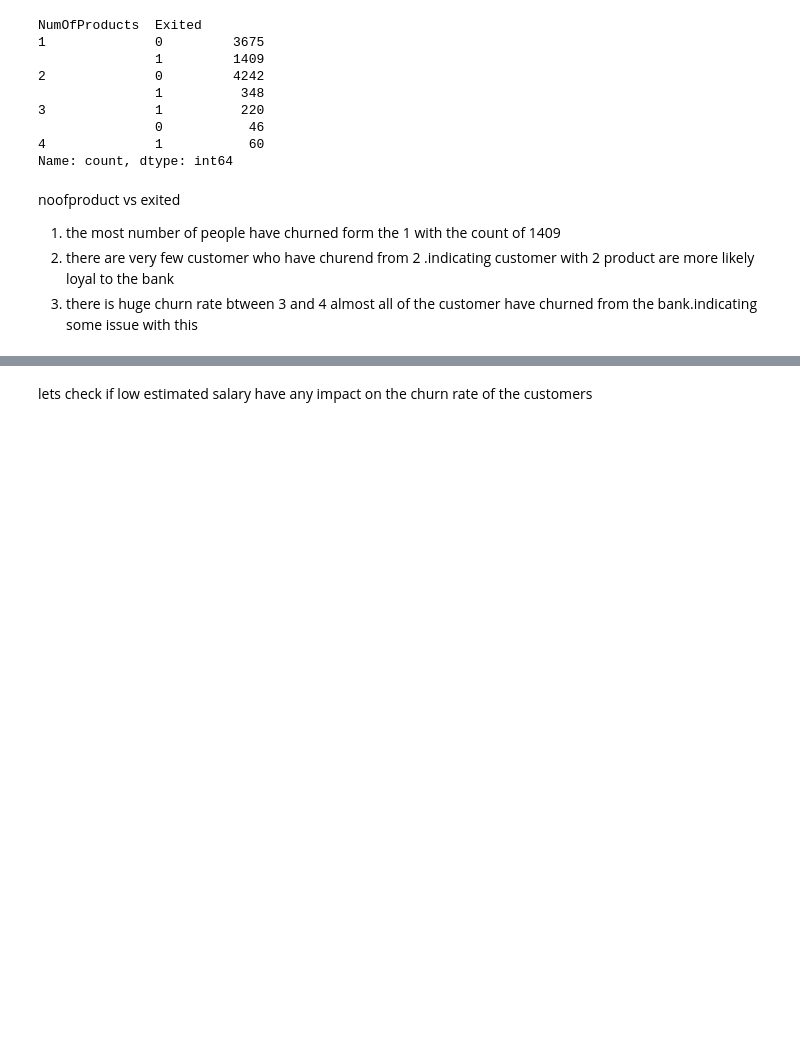
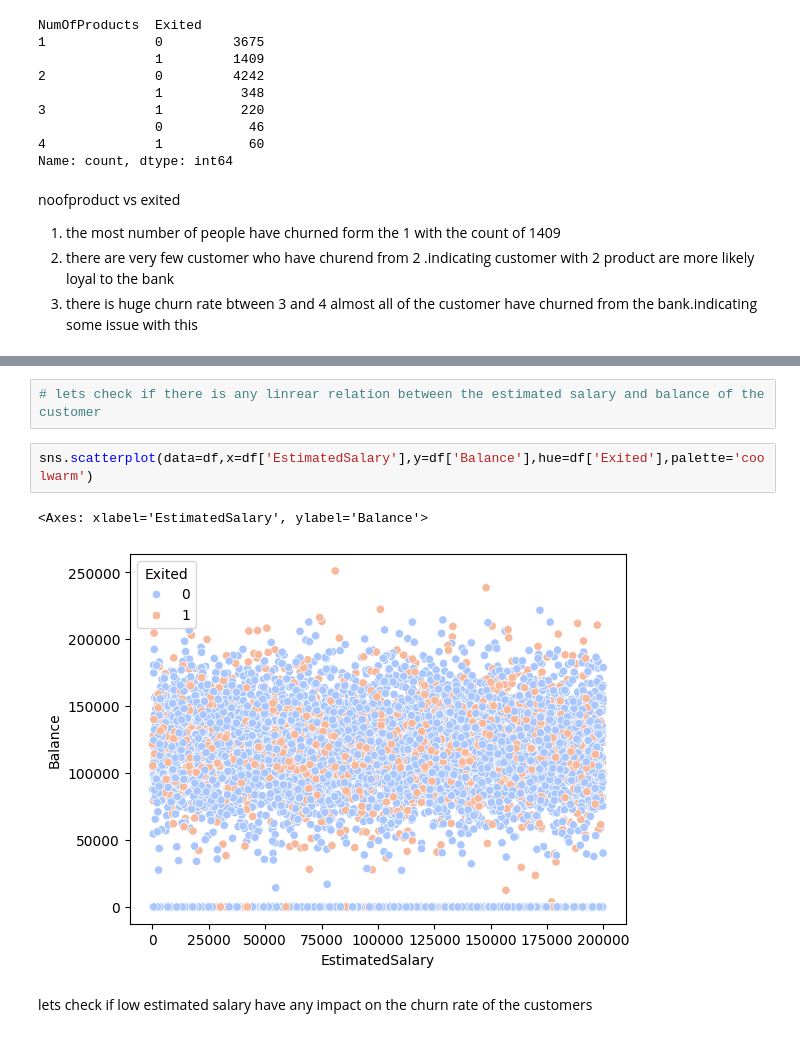
Before and after one commit to karansingh-chauhan/bank-customer-churn-modeling, a Jupyter notebook: notebook/main.ipynb, the cells around one changed output, grey strips where cells are left out. Saved outputs shown, nothing was run; the diff lists cells and outputs as text; blank space fills up the shorter version.

```diff
--- a/notebook/main.ipynb
+++ b/notebook/main.ipynb
@@ -929,3 +987,10 @@ noofproduct vs exited
+# %%
+# lets check if there is any linrear relation between the estimated salary and balance of the customer
+# %%
+sns.scatterplot(data=df,x=df['EstimatedSalary'],y=df['Balance'],hue=df['Exited'],palette='coolwarm')
+# %% [output]
+<Axes: xlabel='EstimatedSalary', ylabel='Balance'>
+[figure, added]
 # %% [markdown]
 lets check if low estimated salary have any impact on the churn rate of the customers
 # %%
```
Also changed, not shown: parts of 24 cells of this notebook.
